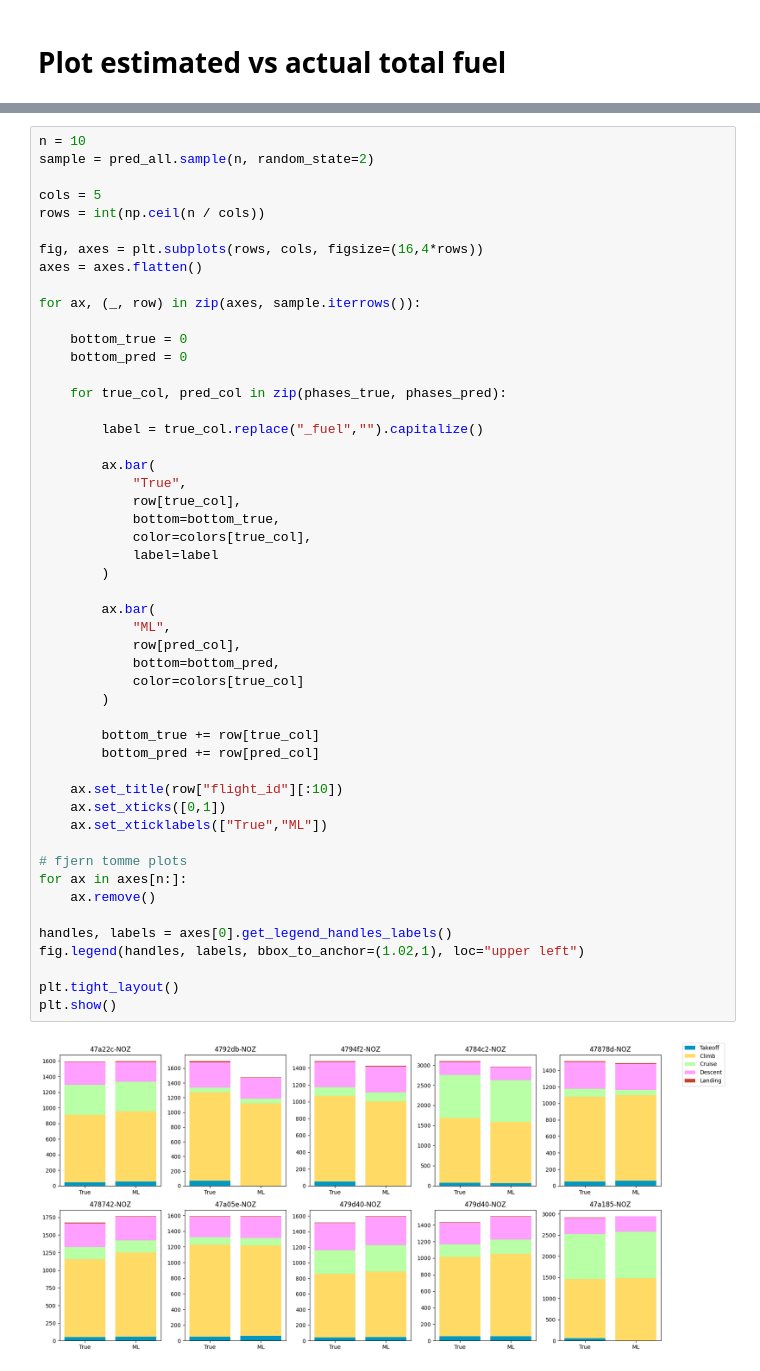
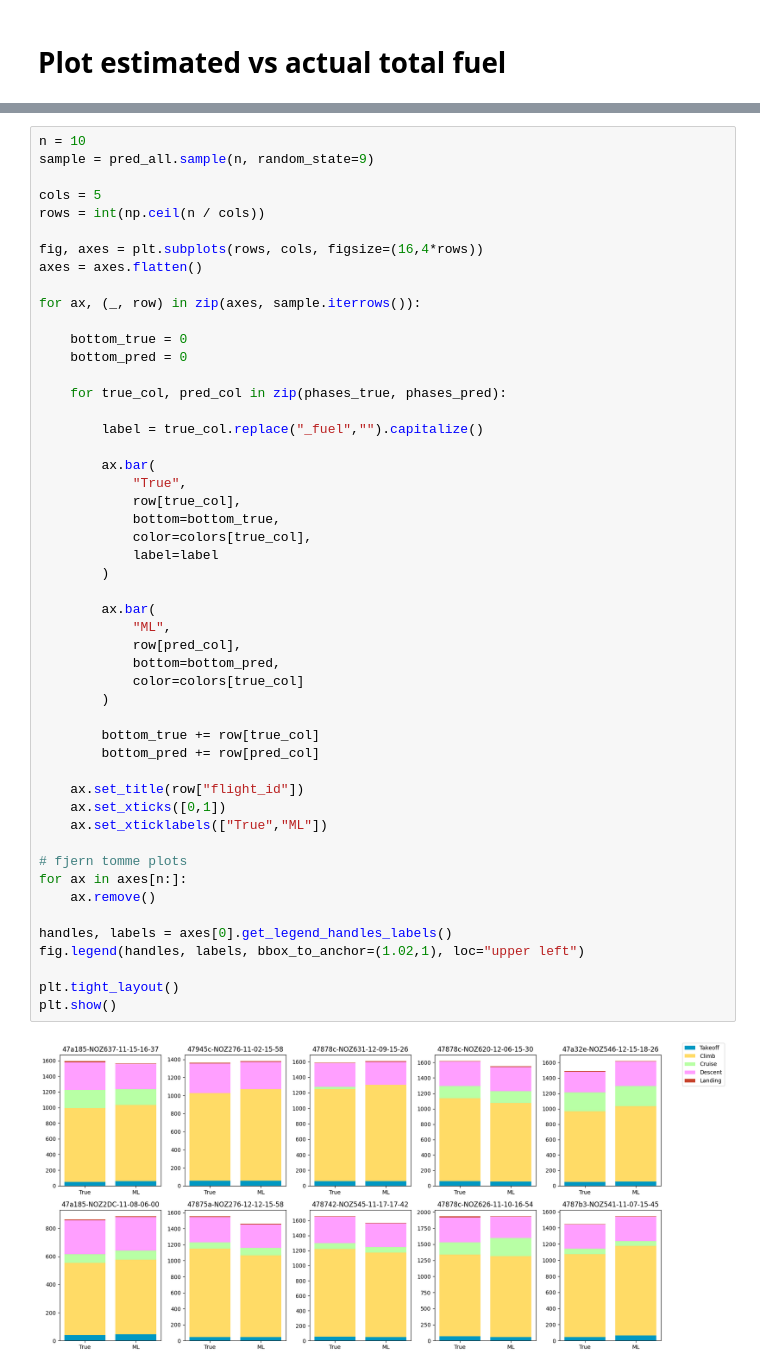
Before and after one commit to emmabergsmo/master-fuel-conumption-estimation-xgboost, a Jupyter notebook: xg_boost/total_fuel_pred.ipynb, the cells around one changed output, grey strips where cells are left out. Cells and saved outputs as stored; diff of their text form.

```diff
--- a/xg_boost/total_fuel_pred.ipynb
+++ b/xg_boost/total_fuel_pred.ipynb
@@ -309,6 +309,6 @@ plt.show()
 # %%
 n = 10
-sample = pred_all.sample(n, random_state=2)
+sample = pred_all.sample(n, random_state=9)
 
 cols = 5
 rows = int(np.ceil(n / cols))
@@ -329,32 +329,32 @@ for ax, (_, row) in zip(axes, sample.iterrows()):
             "True",
             row[true_col],
             bottom=bottom_true,
             color=colors[true_col],
             label=label
         )
 
         ax.bar(
             "ML",
             row[pred_col],
             bottom=bottom_pred,
             color=colors[true_col]
         )
 
         bottom_true += row[true_col]
         bottom_pred += row[pred_col]
 
-    ax.set_title(row["flight_id"][:10])
+    ax.set_title(row["flight_id"])
     ax.set_xticks([0,1])
     ax.set_xticklabels(["True","ML"])
 
 # fjern tomme plots
 for ax in axes[n:]:
     ax.remove()
 
 handles, labels = axes[0].get_legend_handles_labels()
 fig.legend(handles, labels, bbox_to_anchor=(1.02,1), loc="upper left")
 
 plt.tight_layout()
 plt.show()
 # %% [output]
-[figure, old version]
+[figure, new version]
```
Also changed, not shown: parts of 4 cells of this notebook, 10 other files.
